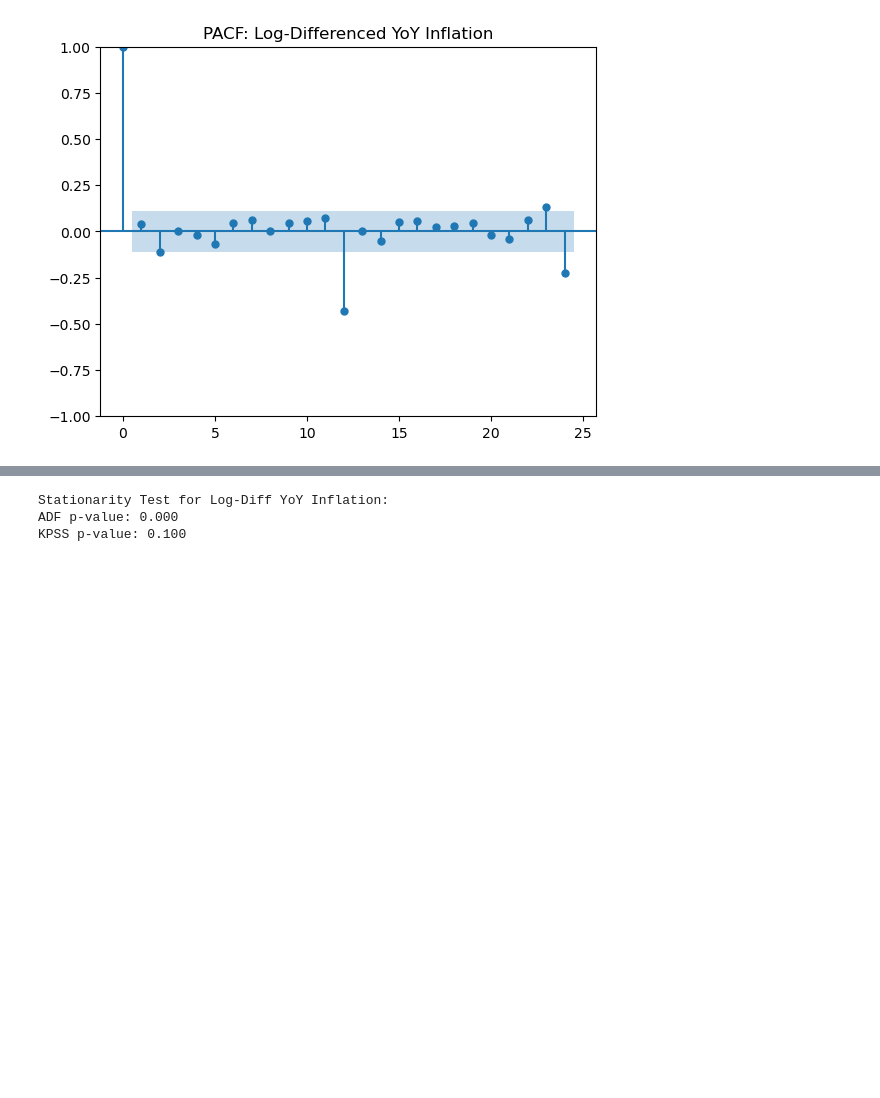
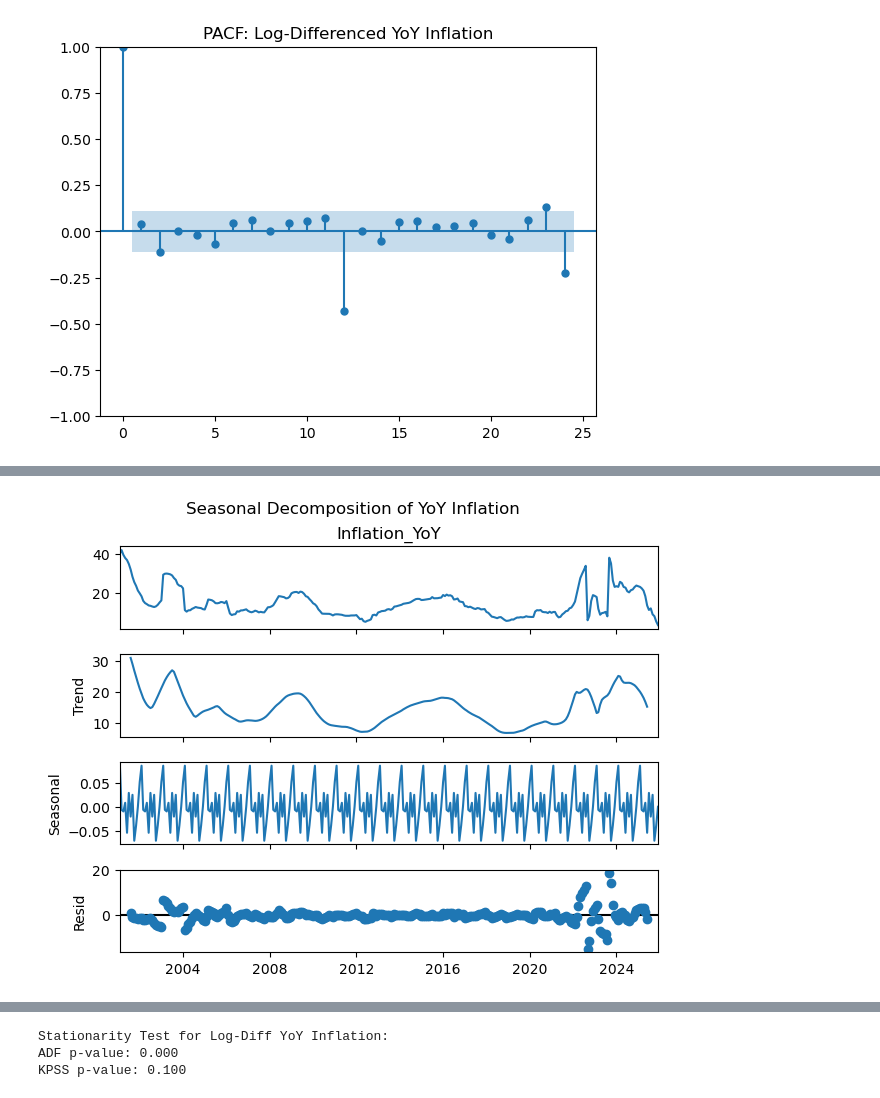
Before and after one commit to gyamerayeboah/GARCH-Ensemble, a Jupyter notebook: ForecastCPI.ipynb, the cells around one changed output, grey strips where cells are left out. Cells and saved outputs as stored; diff of their text form; code cells hidden in the pictures; blank space fills up the shorter version.

```diff
--- a/ForecastCPI.ipynb
+++ b/ForecastCPI.ipynb
@@ -129,0 +141,12 @@ plt.show()
+# %%
+from statsmodels.tsa.seasonal import seasonal_decompose
+
+# Ensure Date is set as index and frequency is provided
+df_season = df.set_index('Date')
+df_season = df_season.asfreq('MS') # Monthly Start
+result = seasonal_decompose(df_season['Inflation_YoY'], model='additive', period=12)
+result.plot()
+plt.suptitle('Seasonal Decomposition of YoY Inflation', y=1.02)
+plt.show()
+# %% [output]
+[figure, added]
```
Also changed, not shown: parts of 18 cells of this notebook.
